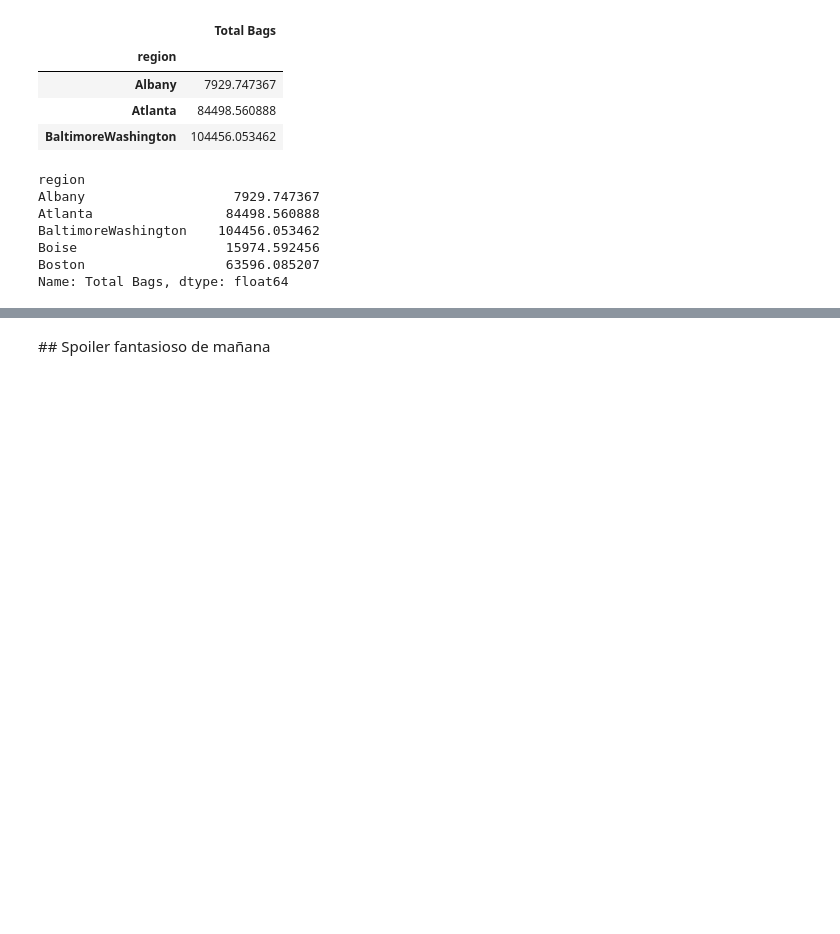
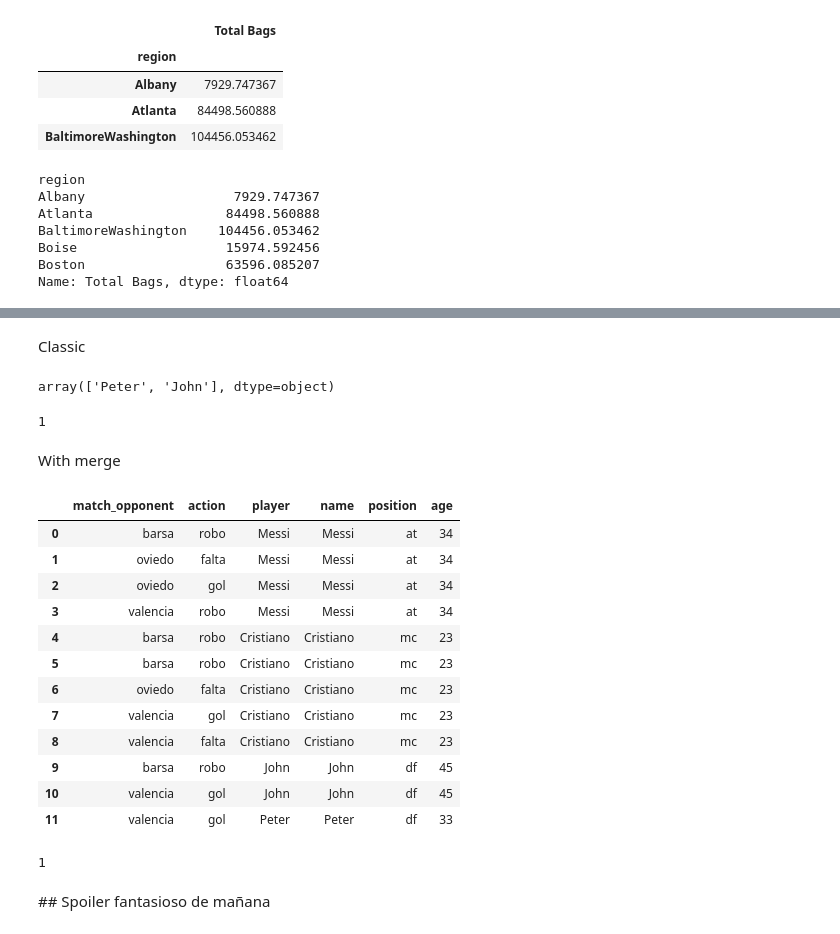
Before and after one commit to Ironhack-Data-Madrid-Mayo-2021/Classroom-Materials, a Jupyter notebook: week_02/03-pandas.ipynb, the cells around one changed output, grey strips where cells are left out. Saved outputs shown, nothing was run; the diff lists cells and outputs as text; code cells hidden in the pictures; blank space fills up the shorter version.

```diff
--- a/week_02/03-pandas.ipynb
+++ b/week_02/03-pandas.ipynb
@@ -1145,0 +1135,6 @@ df_occupations = pd.read_csv('https://raw.githubusercontent.com/justmarkham/DAT8
+# %%
+players_rm = pd.DataFrame({
+    "name": ["Peter", "John", "Cristiano", "Messi"],
+    "position": ["df", "df", "mc", "at"],
+    "age": [33, 45, 23, 34]
+})
@@ -1145,0 +1188,6 @@ df_occupations = pd.read_csv('https://raw.githubusercontent.com/justmarkham/DAT8
+# %%
+actions_rm = pd.DataFrame({
+    "match_opponent": ["barsa"] * 4 + ["oviedo"] * 3 + ["valencia"] * 5,
+    "action": np.random.choice(["robo", "gol", "falta"], 12),
+    "player": np.random.choice(players_rm.name.values, 12)
+})
@@ -1145,0 +1212,2 @@ df_occupations = pd.read_csv('https://raw.githubusercontent.com/justmarkham/DAT8
+# %% [markdown]
+Classic
@@ -1146,3 +1216,40 @@ df_occupations = pd.read_csv('https://raw.githubusercontent.com/justmarkham/DAT8
+# %%
+defs
+# %% [output]
+array(['Peter', 'John'], dtype=object)
+# %%
+(actions_rm[actions_rm.player.isin(defs)].action == "robo").sum()
+# %% [output]
+1
+# %% [markdown]
+With merge
+# %%
+df = pd.merge(
+    left=actions_rm,
+    right=players_rm,
+    left_on="player",
+    right_on="name"
+)
+# %%
+df
+# %% [output]
+|  | match_opponent | action | player | name | position | age |
+| 0 | barsa | robo | Messi | Messi | at | 34 |
+| 1 | oviedo | falta | Messi | Messi | at | 34 |
+| 2 | oviedo | gol | Messi | Messi | at | 34 |
+| 3 | valencia | robo | Messi | Messi | at | 34 |
+| 4 | barsa | robo | Cristiano | Cristiano | mc | 23 |
+| 5 | barsa | robo | Cristiano | Cristiano | mc | 23 |
+| 6 | oviedo | falta | Cristiano | Cristiano | mc | 23 |
+| 7 | valencia | gol | Cristiano | Cristiano | mc | 23 |
+| 8 | valencia | falta | Cristiano | Cristiano | mc | 23 |
+| 9 | barsa | robo | John | John | df | 45 |
+| 10 | valencia | gol | John | John | df | 45 |
+| 11 | valencia | gol | Peter | Peter | df | 33 |
+# %%
+(df[df.position == "df"].action == "robo").sum()
+# %% [output]
+1
 # %% [markdown]
 ## Spoiler fantasioso de mañana
 # %% [markdown]
```
Also changed, not shown: parts of 16 cells of this notebook.
